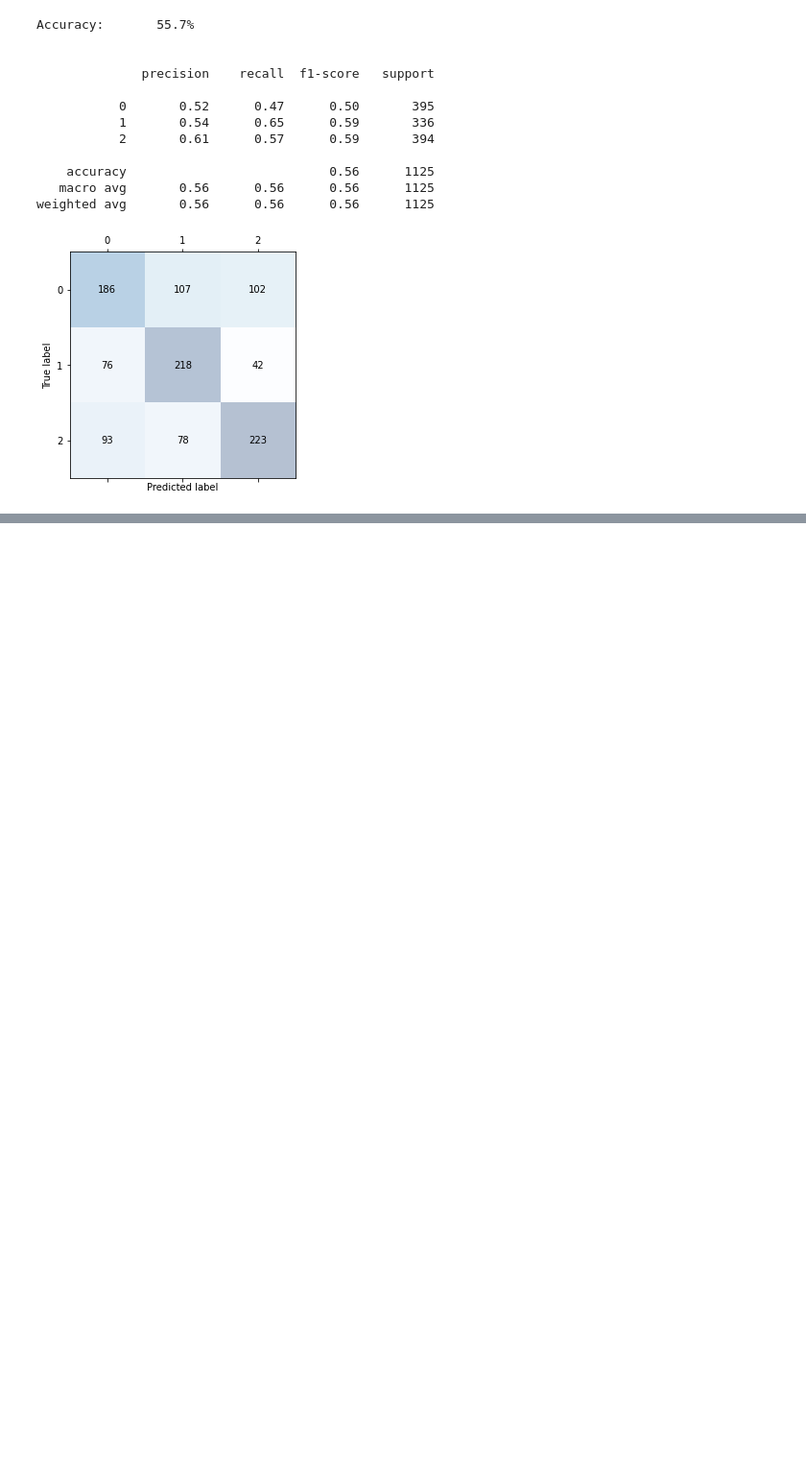
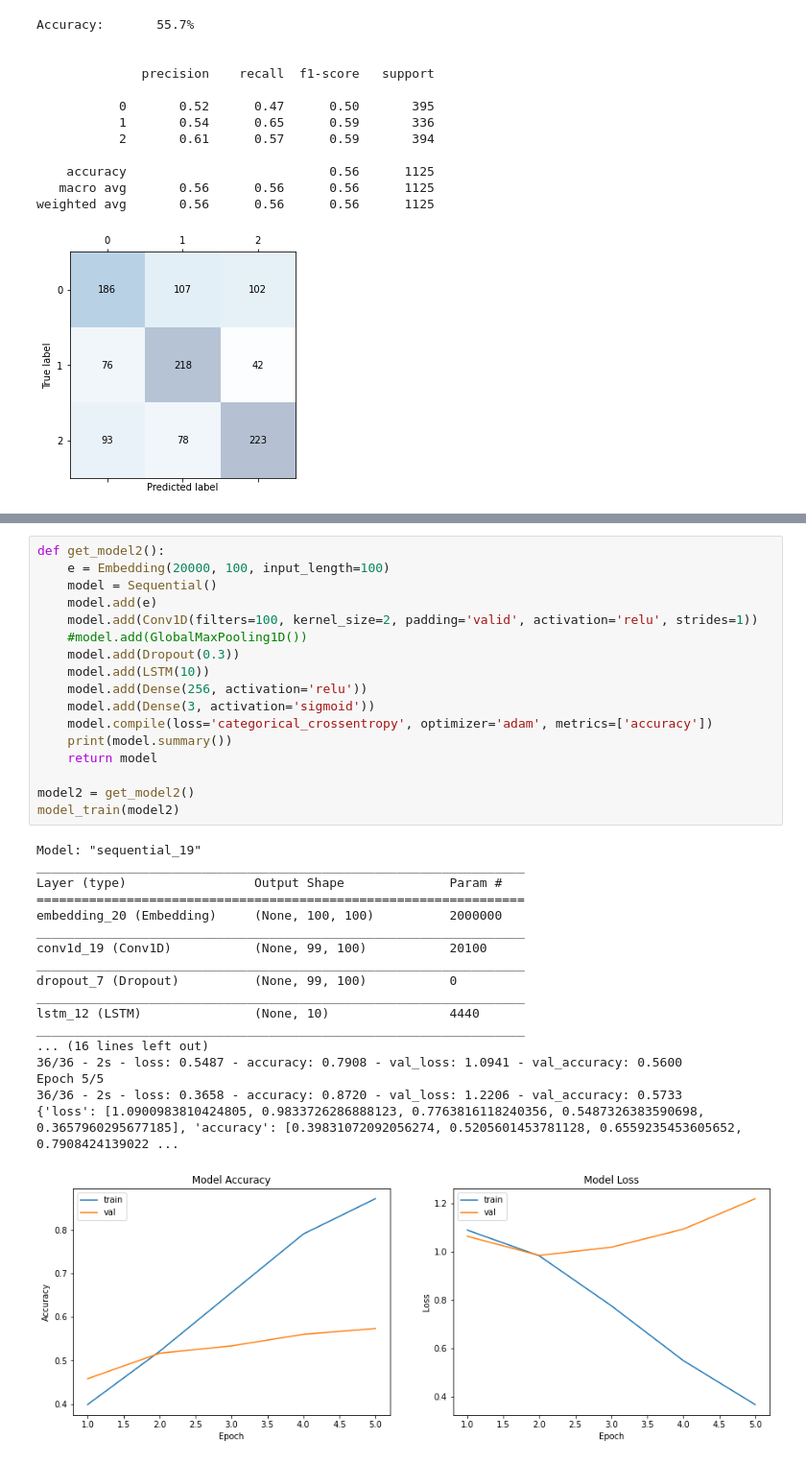
Before and after one commit to chiehhsi/Tweets_Sentiment_Analysis, a Jupyter notebook: CNN_LSTM.ipynb, the cells around one changed output, grey strips where cells are left out. Shown: that part at 96% size. Saved outputs shown, nothing was run; the diff lists cells and outputs as text; blank space fills up the shorter version.

Commit message:
new model added

```diff
--- a/CNN_LSTM.ipynb
+++ b/CNN_LSTM.ipynb
@@ -198,0 +227,36 @@ weighted avg       0.56      0.56      0.56      1125
+# %%
+def get_model2():
+    e = Embedding(20000, 100, input_length=100)
+    model = Sequential()
+    model.add(e)
+    model.add(Conv1D(filters=100, kernel_size=2, padding='valid', activation='relu', strides=1))
+    #model.add(GlobalMaxPooling1D())
+    model.add(Dropout(0.3))
+    model.add(LSTM(10))
+    model.add(Dense(256, activation='relu'))
+    model.add(Dense(3, activation='sigmoid'))
+    model.compile(loss='categorical_crossentropy', optimizer='adam', metrics=['accuracy'])
+    print(model.summary())
+    return model
+
+model2 = get_model2()
+model_train(model2)
+# %% [output]
+Model: "sequential_19"
+_________________________________________________________________
+Layer (type)                 Output Shape              Param #
+=================================================================
+embedding_20 (Embedding)     (None, 100, 100)          2000000
+_________________________________________________________________
+conv1d_19 (Conv1D)           (None, 99, 100)           20100
+_________________________________________________________________
+dropout_7 (Dropout)          (None, 99, 100)           0
+_________________________________________________________________
+lstm_12 (LSTM)               (None, 10)                4440
+_________________________________________________________________
+... (16 lines left out)
+36/36 - 2s - loss: 0.5487 - accuracy: 0.7908 - val_loss: 1.0941 - val_accuracy: 0.5600
+Epoch 5/5
+36/36 - 2s - loss: 0.3658 - accuracy: 0.8720 - val_loss: 1.2206 - val_accuracy: 0.5733
+{'loss': [1.0900983810424805, 0.9833726286888123, 0.7763816118240356, 0.5487326383590698, 0.3657960295677185], 'accuracy': [0.39831072092056274, 0.5205601453781128, 0.6559235453605652, 0.7908424139022 ...
+[figure, added]
```
Also changed, not shown: parts of 24 cells of this notebook.
